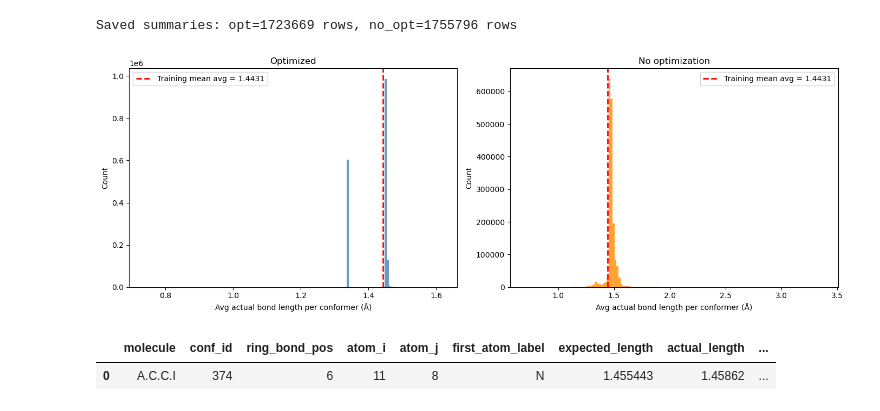
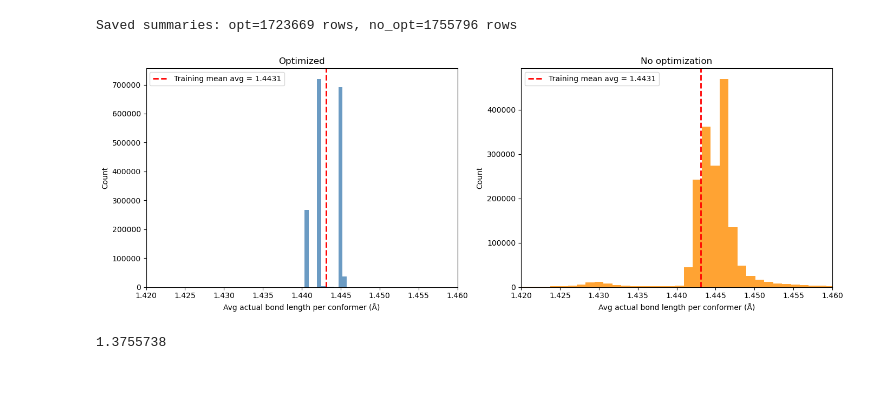
Before and after one commit to HangenYuu/ringer, a Jupyter notebook: visualize_failed_molecule.ipynb, the cells around one changed output. Saved outputs shown, nothing was run; the diff lists cells and outputs as text; code cells hidden in the pictures; blank space fills up the shorter version.

Commit message:
Updated notebook with visual

```diff
--- a/visualize_failed_molecule.ipynb
+++ b/visualize_failed_molecule.ipynb
@@ -385,30 +769,37 @@ print(f"Saved summaries: opt={len(summary_opt)} rows, no_opt={len(summary_noopt)
 # %% [output]
 Saved summaries: opt=1723669 rows, no_opt=1755796 rows
 # %%
+# Read summary data from CSVs instead of recomputing
+summary_opt = pd.read_csv("sample/ring_bond_length_summary.csv")
+summary_noopt = pd.read_csv("sample/ring_bond_length_summary_no_opt.csv")
+
 fig, axes = plt.subplots(1, 2, figsize=(14, 5))
+xmin = 1.42
+xmax = 1.46
 
 axes[0].hist(summary_opt["avg_actual_length"], bins=150, alpha=0.8, color="steelblue", edgecolor="none")
 axes[0].axvline(overall_training_mean, color="red", linewidth=2, linestyle="--",
                 label=f"Training mean avg = {overall_training_mean:.4f}")
 axes[0].set_title("Optimized")
 axes[0].set_xlabel("Avg actual bond length per conformer (Å)")
 axes[0].set_ylabel("Count")
+axes[0].set_xlim(xmin, xmax)
 axes[0].legend()
 
 axes[1].hist(summary_noopt["avg_actual_length"], bins=150, alpha=0.8, color="darkorange", edgecolor="none")
 axes[1].axvline(overall_training_mean, color="red", linewidth=2, linestyle="--",
                 label=f"Training mean avg = {overall_training_mean:.4f}")
 axes[1].set_title("No optimization")
 axes[1].set_xlabel("Avg actual bond length per conformer (Å)")
 axes[1].set_ylabel("Count")
+axes[1].set_xlim(xmin, xmax)
 axes[1].legend()
 
 plt.tight_layout()
 plt.show()
 # %% [output]
-[figure, old version]
+[figure, new version]
 # %%
-df_opt[(df_opt["molecule"] == "A.C.C.I") & (df_opt["conf_id"] == 374)]
+summary_noopt["avg_actual_length"].min()
 # %% [output]
-|  | molecule | conf_id | ring_bond_pos | atom_i | atom_j | first_atom_label | expected_length | actual_length | ... |
-| 0 | A.C.C.I | 374 | 6 | 11 | 8 | N | 1.455443 | 1.45862 | ... |
+1.3755738
```
Also changed, not shown: parts of 13 cells of this notebook, 1 other file.
